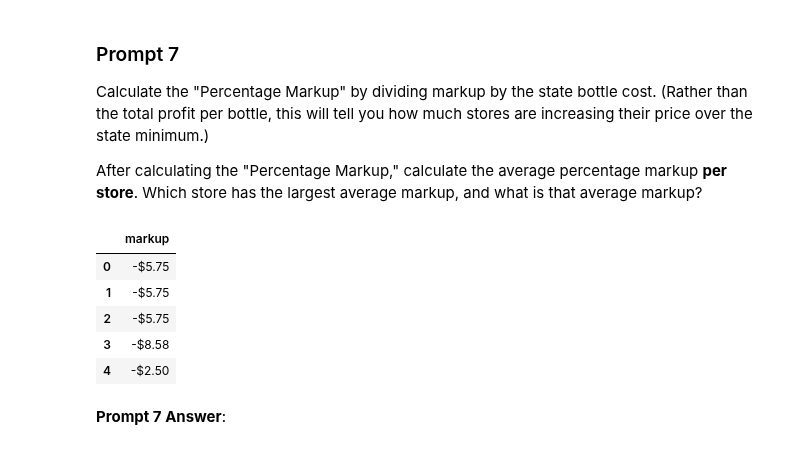
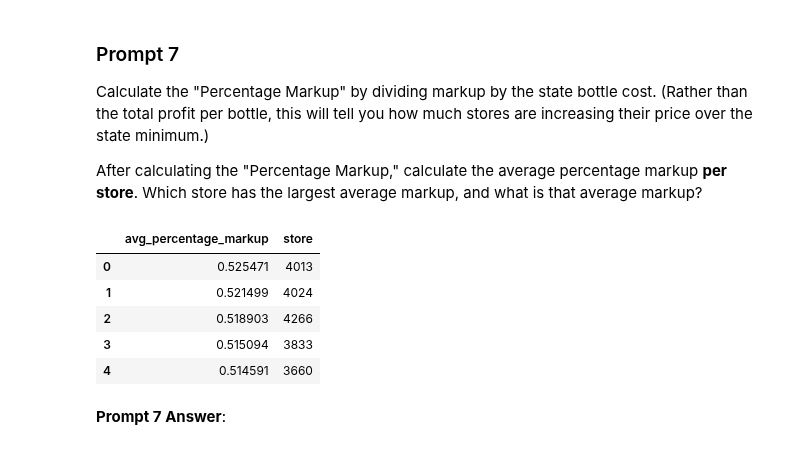
Before and after one commit to amcurley/GA_projects, a Jupyter notebook: Labs/7.01-lab-sql-master/sqllab.ipynb, the cells around one changed output. Saved outputs shown, nothing was run; the diff lists cells and outputs as text; code cells hidden in the pictures.

```diff
--- a/Labs/7.01-lab-sql-master/sqllab.ipynb
+++ b/Labs/7.01-lab-sql-master/sqllab.ipynb
@@ -230,22 +225,22 @@ After calculating the "Percentage Markup," calculate the average percentage mark
 # %%
 # Use a SQL query to find the answer to the above prompt.
 
 sql = """
-
-SELECT s.state_btl_cost - s.btl_price AS Markup
-FROM sales AS s
-
+SELECT AVG((s.btl_price - s.state_btl_cost) / s.state_btl_cost) AS avg_percentage_markup, s.store
+FROM sales s
+GROUP BY s.store
+ORDER BY avg_percentage_markup DESC
 """
 
 df = pd.read_sql_query(sql, engine)
 df.head()
 # %% [output]
-|  | markup |
-| 0 | -$5.75 |
-| 1 | -$5.75 |
-| 2 | -$5.75 |
-| 3 | -$8.58 |
-| 4 | -$2.50 |
+|  | avg_percentage_markup | store |
+| 0 | 0.525471 | 4013 |
+| 1 | 0.521499 | 4024 |
+| 2 | 0.518903 | 4266 |
+| 3 | 0.515094 | 3833 |
+| 4 | 0.514591 | 3660 |
 # %% [markdown]
 **Prompt 7 Answer**:
 # %% [markdown]
```
Also changed, not shown: parts of 9 cells of this notebook.
